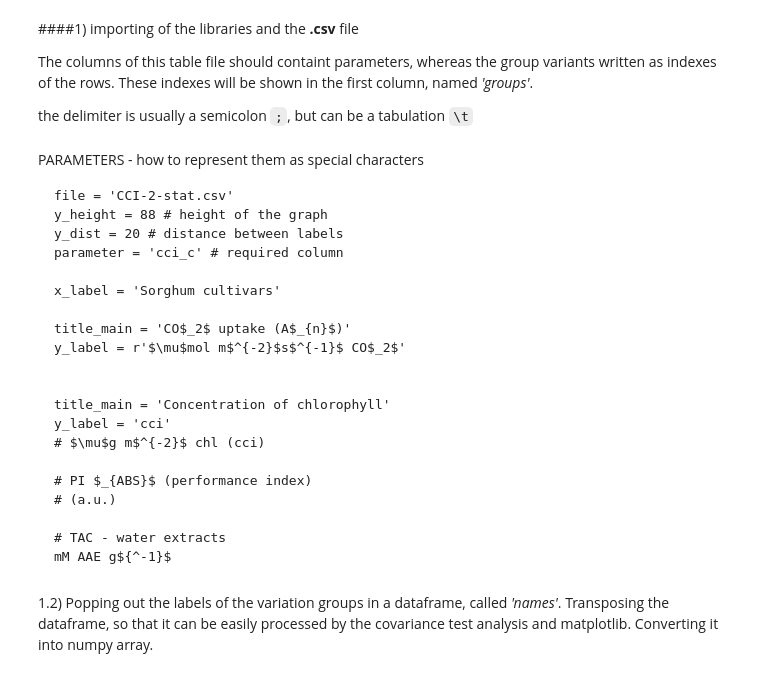
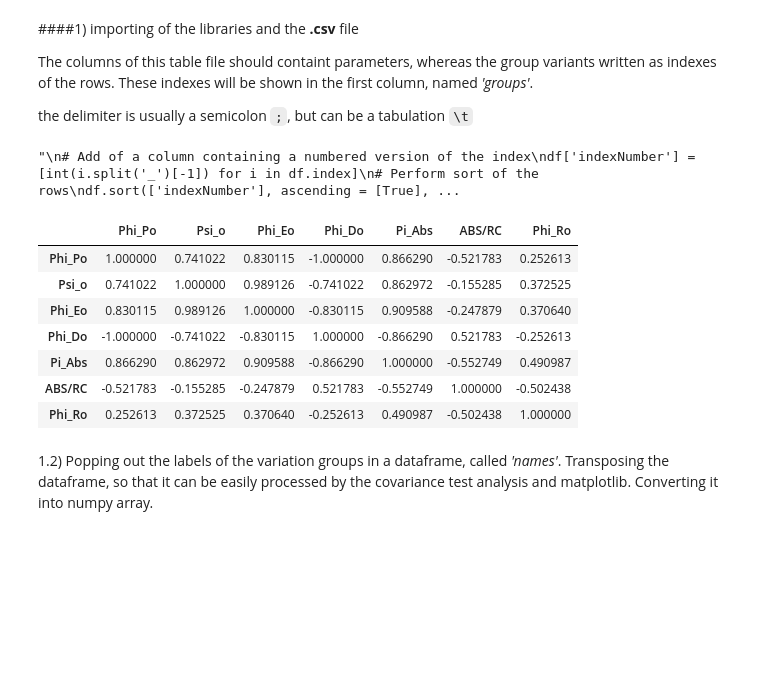
Before and after one commit to MKolaksazov/Data-Science, a Jupyter notebook: Colab code (graphs)/Tukey_test_letters.ipynb, the cells around one changed output. Cells and saved outputs as stored; diff of their text form; code cells hidden in the pictures; blank space fills up the shorter version.

````diff
--- a/Colab code (graphs)/Tukey_test_letters.ipynb
+++ b/Colab code (graphs)/Tukey_test_letters.ipynb
@@ -10,60 +75,38 @@ Includes letters, showing the significant differences between variants, derived
 The columns of this table file should containt parameters, whereas the group variants written as indexes of the rows. These indexes will be shown in the first column, named *'groups'*.
 
 the delimiter is usually a semicolon ```;```, but can be a tabulation ```\t```
-# %%
-# PARAMETERS
-
-csv_file = "/content/exp_0726_OJIP_p_2.csv"
-#csv_file = "/content/CCI-2-stat.csv"
-y_height = 5 # height of the graph
-y_dist = 1 # distance between labels
-parameter = 'Pi_Abs' # required column
-
-x_label = 'grass forage species'
-'''
-title_main = 'CO$_2$ uptake (A$_{n}$)'
-y_label = r'$\mu$mol m$^{-2}$s$^{-1}$ CO$_2$'
-
-'''
-title_main = 'Concentration of chlorophyll'
-y_label = 'cci'
-
-# $\mu$g m$^{-2}$ chl (cci)
-
-title_main =  'PI $_{ABS}$ (performance index)'
-y_label = '(a.u.)'
-
-# TAC - water extracts
-# mM AAE g${^-1}$
-# %% [markdown]
-PARAMETERS - how to represent them as special characters
-```
-file = 'CCI-2-stat.csv'
-y_height = 88 # height of the graph
-y_dist = 20 # distance between labels
-parameter = 'cci_c' # required column
-
-x_label = 'Sorghum cultivars'
-
-title_main = 'CO$_2$ uptake (A$_{n}$)'
-y_label = r'$\mu$mol m$^{-2}$s$^{-1}$ CO$_2$'
-
-
-title_main = 'Concentration of chlorophyll'
-y_label = 'cci'
-# $\mu$g m$^{-2}$ chl (cci)
-
-# PI $_{ABS}$ (performance index)
-# (a.u.)
-
-# TAC - water extracts
-mM AAE g${^-1}$
-```
 # %%
 import pandas as pd
 import numpy as np
 # exp_0726_OJIP_p
 df = pd.read_csv(csv_file, delimiter='\t', decimal=',') # delimiter '\t' or ';'
+# %%
+#AUTO SORTING (working not very well)
+'''
+# Add of a column containing a numbered version of the index
+df['indexNumber'] = [int(i.split('_')[-1]) for i in df.index]
+# Perform sort of the rows
+df.sort(['indexNumber'], ascending = [True], inplace = True)
+# Deletion of the added column
+df.drop('indexNumber', 1, inplace = True)
+'''
+#print(sorted(l, key=lambda s: int(re.search(r'file(\d+)', s).groups()[0])))
+# %% [output]
+"\n# Add of a column containing a numbered version of the index\ndf['indexNumber'] = [int(i.split('_')[-1]) for i in df.index]\n# Perform sort of the rows\ndf.sort(['indexNumber'], ascending = [True], ...
+# %%
+#index = np.array(df.pop('index'))
+#df = df.dropna()
+corr = df.corr()
+corr.style.background_gradient(cmap='coolwarm')
+# %% [output]
+|  | Phi_Po | Psi_o | Phi_Eo | Phi_Do | Pi_Abs | ABS/RC | Phi_Ro |
+| Phi_Po | 1.000000 | 0.741022 | 0.830115 | -1.000000 | 0.866290 | -0.521783 | 0.252613 |
+| Psi_o | 0.741022 | 1.000000 | 0.989126 | -0.741022 | 0.862972 | -0.155285 | 0.372525 |
+| Phi_Eo | 0.830115 | 0.989126 | 1.000000 | -0.830115 | 0.909588 | -0.247879 | 0.370640 |
+| Phi_Do | -1.000000 | -0.741022 | -0.830115 | 1.000000 | -0.866290 | 0.521783 | -0.252613 |
+| Pi_Abs | 0.866290 | 0.862972 | 0.909588 | -0.866290 | 1.000000 | -0.552749 | 0.490987 |
+| ABS/RC | -0.521783 | -0.155285 | -0.247879 | 0.521783 | -0.552749 | 1.000000 | -0.502438 |
+| Phi_Ro | 0.252613 | 0.372525 | 0.370640 | -0.252613 | 0.490987 | -0.502438 | 1.000000 |
 # %% [markdown]
 1.2) Popping out the labels of the variation groups in a dataframe, called *'names'*.
 Transposing the dataframe, so that it can be easily processed by the covariance test analysis and matplotlib. Converting it into numpy array.
````
Also changed, not shown: parts of 28 cells of this notebook.
